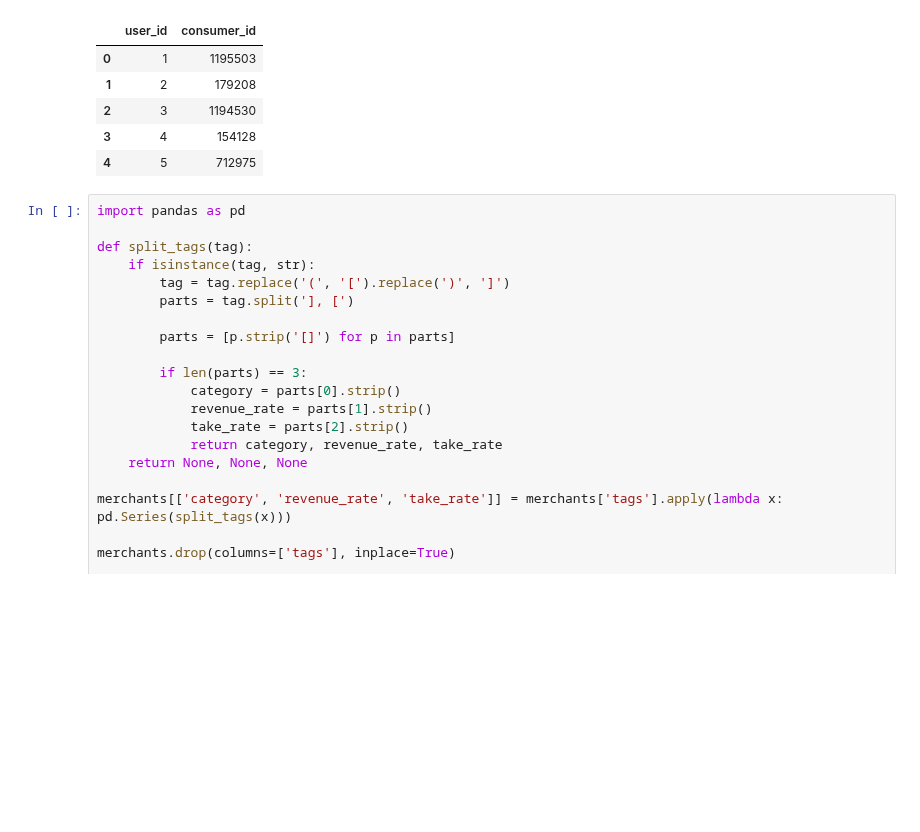
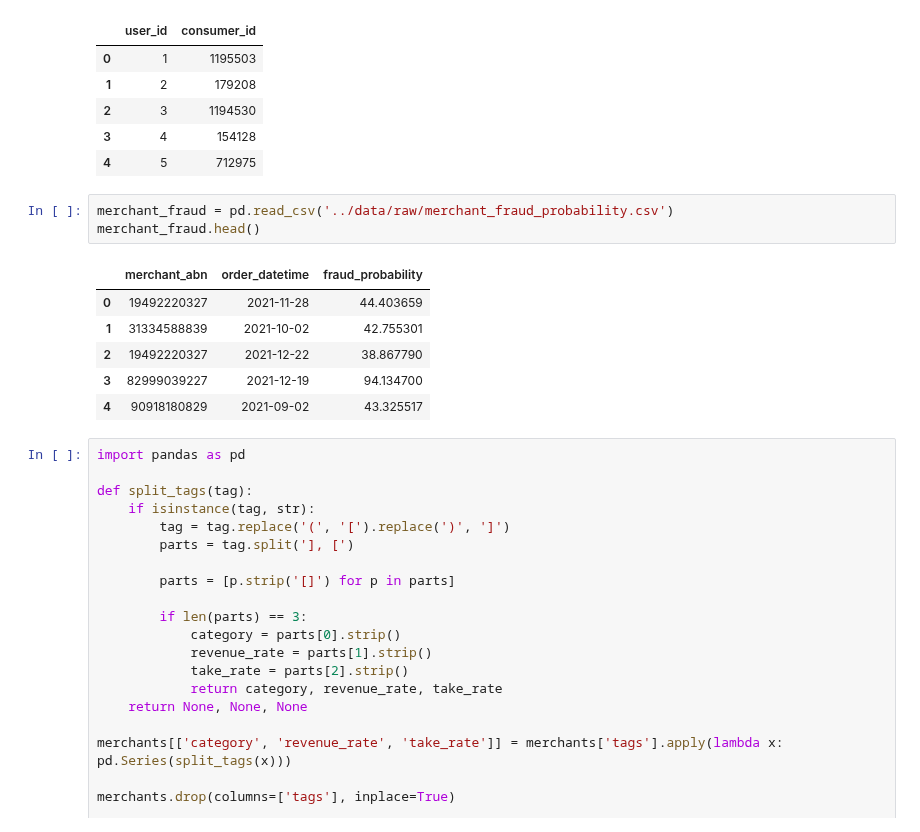
Before and after one commit to MAST30034-AppliedDataScience/project-2-group-buy-now-pay-later-industry-project-24, a Jupyter notebook: notebooks/preliminary_analysis.ipynb, the cells around one changed output. Cells and saved outputs as stored; diff of their text form; blank space fills up the shorter version.

Commit message:
merchant fraud read

```diff
--- a/notebooks/preliminary_analysis.ipynb
+++ b/notebooks/preliminary_analysis.ipynb
@@ -45,6 +45,16 @@ consumers.head()
 | 2 | 3 | 1194530 |
 | 3 | 4 | 154128 |
 | 4 | 5 | 712975 |
+# %%
+merchant_fraud = pd.read_csv('../data/raw/merchant_fraud_probability.csv')
+merchant_fraud.head()
+# %% [output]
+|  | merchant_abn | order_datetime | fraud_probability |
+| 0 | 19492220327 | 2021-11-28 | 44.403659 |
+| 1 | 31334588839 | 2021-10-02 | 42.755301 |
+| 2 | 19492220327 | 2021-12-22 | 38.867790 |
+| 3 | 82999039227 | 2021-12-19 | 94.134700 |
+| 4 | 90918180829 | 2021-09-02 | 43.325517 |
 # %%
 import pandas as pd
 
```
Also changed, not shown: parts of 4 cells of this notebook.
